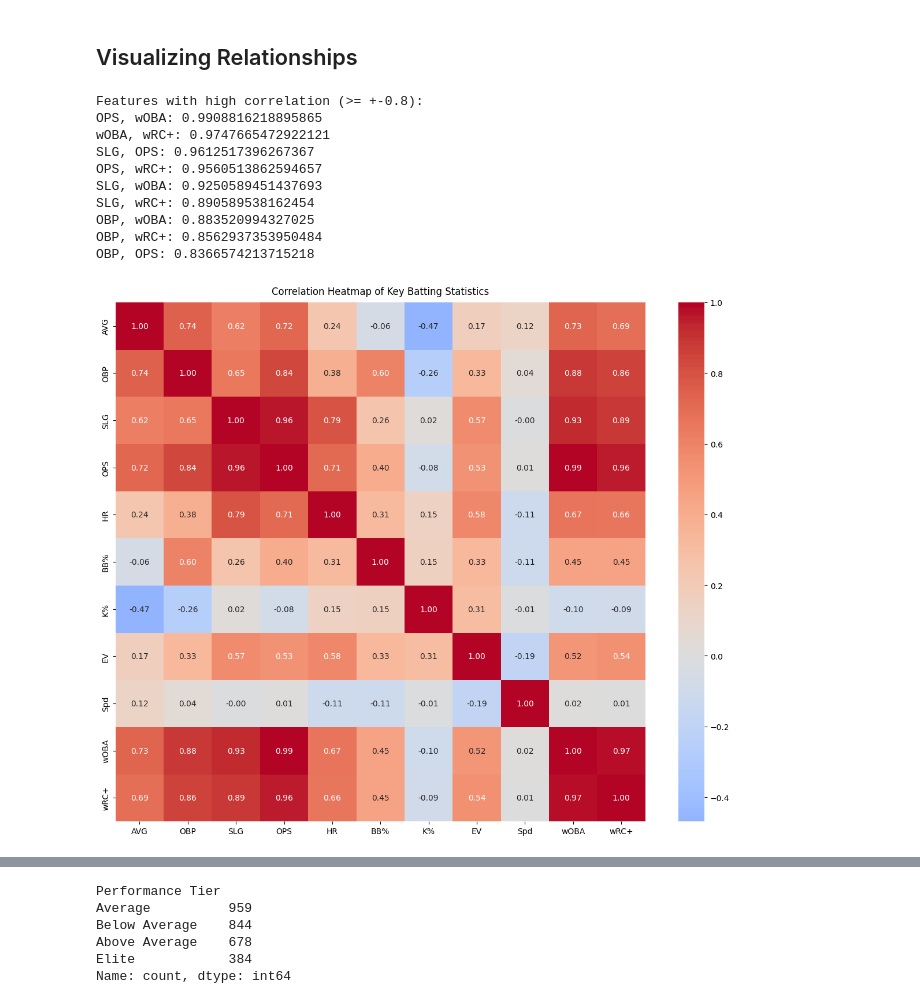
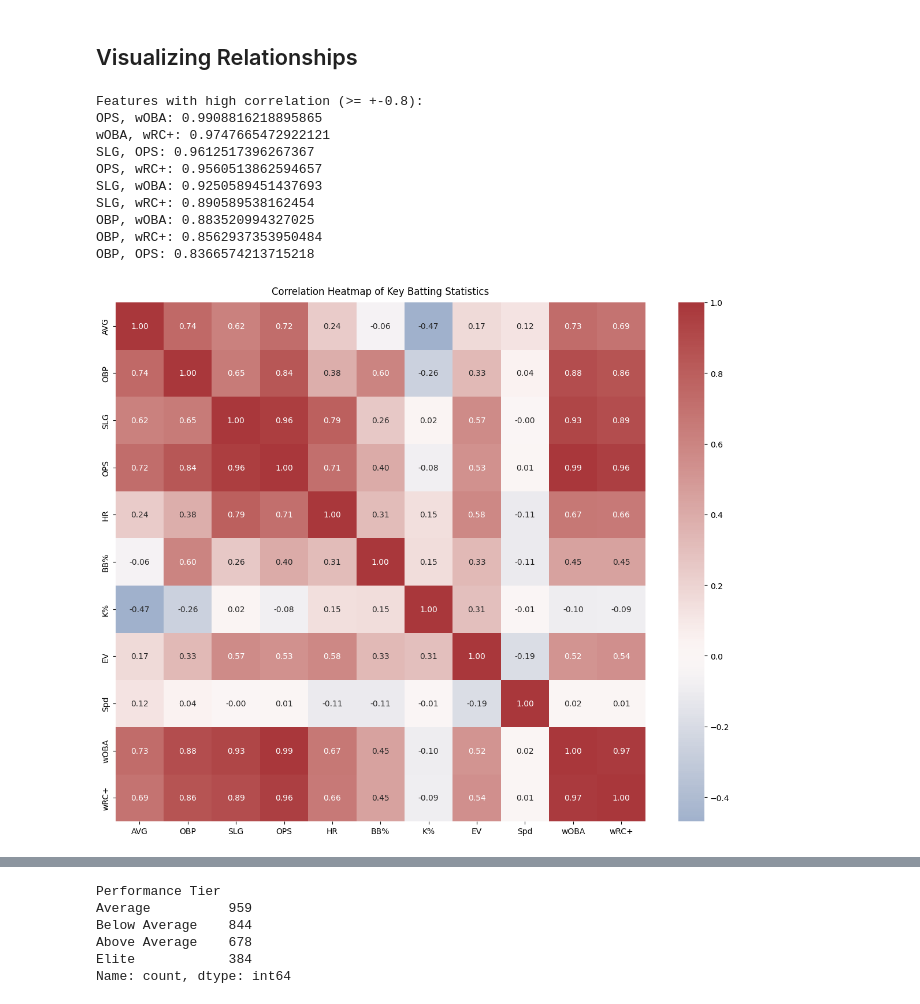
Before and after one commit to ichiro-wang/mlb-batting-analysis, a Jupyter notebook: notebooks/eda_and_preprocess.ipynb, the cells around one changed output, grey strips where cells are left out. Saved outputs shown, nothing was run; the diff lists cells and outputs as text; code cells hidden in the pictures.

```diff
--- a/notebooks/eda_and_preprocess.ipynb
+++ b/notebooks/eda_and_preprocess.ipynb
@@ -263,35 +265,35 @@ for row in range(len(corr_matrix)):
             high_corr.append(
                 [
                     corr_matrix.iloc[row, col],
                     corr_matrix.columns[row],
                     corr_matrix.columns[col],
                 ]
             )
 
 
 print("Features with high correlation (>= +-0.8):")
 high_corr.sort(reverse=True)
 for corr, feat1, feat2 in high_corr:
     print(f"{feat1}, {feat2}: {corr}")
 
 # plotting heatmap with seaborn
 plt.figure(figsize=(12, 10))
 plt.title("Correlation Heatmap of Key Batting Statistics", pad=10)
-sns.heatmap(corr_matrix, cmap="coolwarm", annot=True, fmt=".2f", center=0)
+sns.heatmap(corr_matrix, cmap="vlag", annot=True, fmt=".2f", center=0)
 plt.tight_layout(rect=[0, 0, 1, 0.98])
 plt.show()
 # %% [output]
 Features with high correlation (>= +-0.8):
 OPS, wOBA: 0.9908816218895865
 wOBA, wRC+: 0.9747665472922121
 SLG, OPS: 0.9612517396267367
 OPS, wRC+: 0.9560513862594657
 SLG, wOBA: 0.9250589451437693
 SLG, wRC+: 0.890589538162454
 OBP, wOBA: 0.883520994327025
 OBP, wRC+: 0.8562937353950484
 OBP, OPS: 0.8366574213715218
-[figure, old version]
+[figure, new version]
 # %% [markdown]
 ## Creating Performance Tiers
 
```
Also changed, not shown: parts of 8 cells of this notebook.
